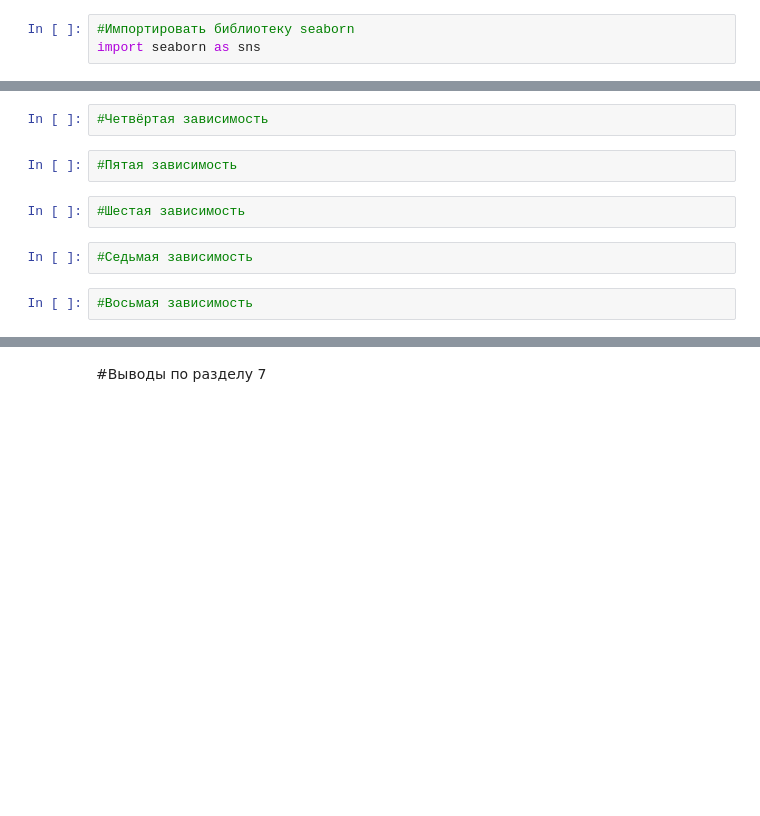
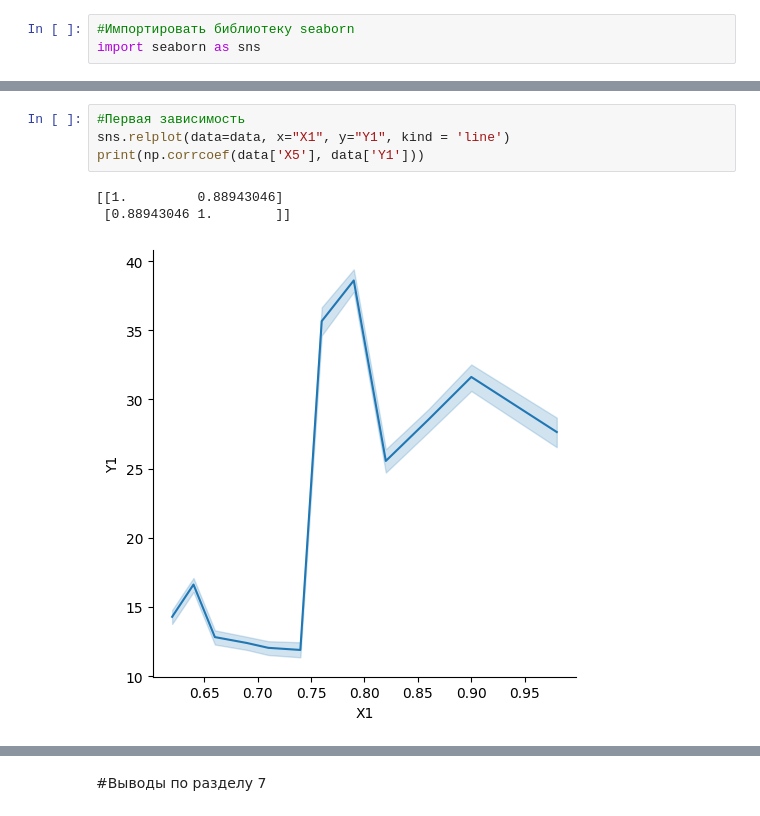
Before and after one commit to Am1rTl/Info, a Jupyter notebook: "ДЗ_Регрессия_1_ipynb".ipynb, the cells around one changed output, grey strips where cells are left out. Cells and saved outputs as stored; diff of their text form; blank space fills up the shorter version.

```diff
--- a/"ДЗ_Регрессия_1_ipynb".ipynb
+++ b/"ДЗ_Регрессия_1_ipynb".ipynb
@@ -161,10 +156,8 @@ import seaborn as sns
-# %%
-#Четвёртая зависимость
-# %%
-#Пятая зависимость
-# %%
-#Шестая зависимость
-# %%
-#Седьмая зависимость
-# %%
-#Восьмая зависимость
+# %%
+#Первая зависимость
+sns.relplot(data=data, x="X1", y="Y1", kind = 'line')
+print(np.corrcoef(data['X5'], data['Y1']))
+# %% [output]
+[[1.         0.88943046]
+ [0.88943046 1.        ]]
+[figure, added]
```
Also changed, not shown: parts of 13 cells of this notebook.
